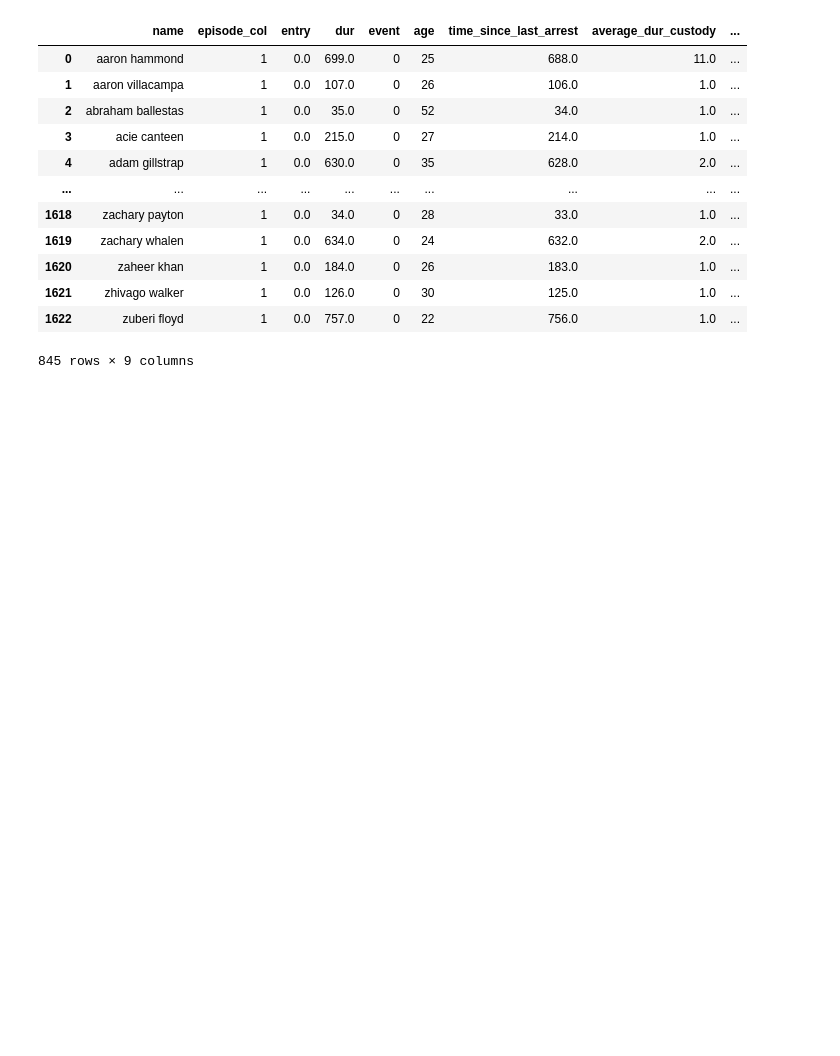
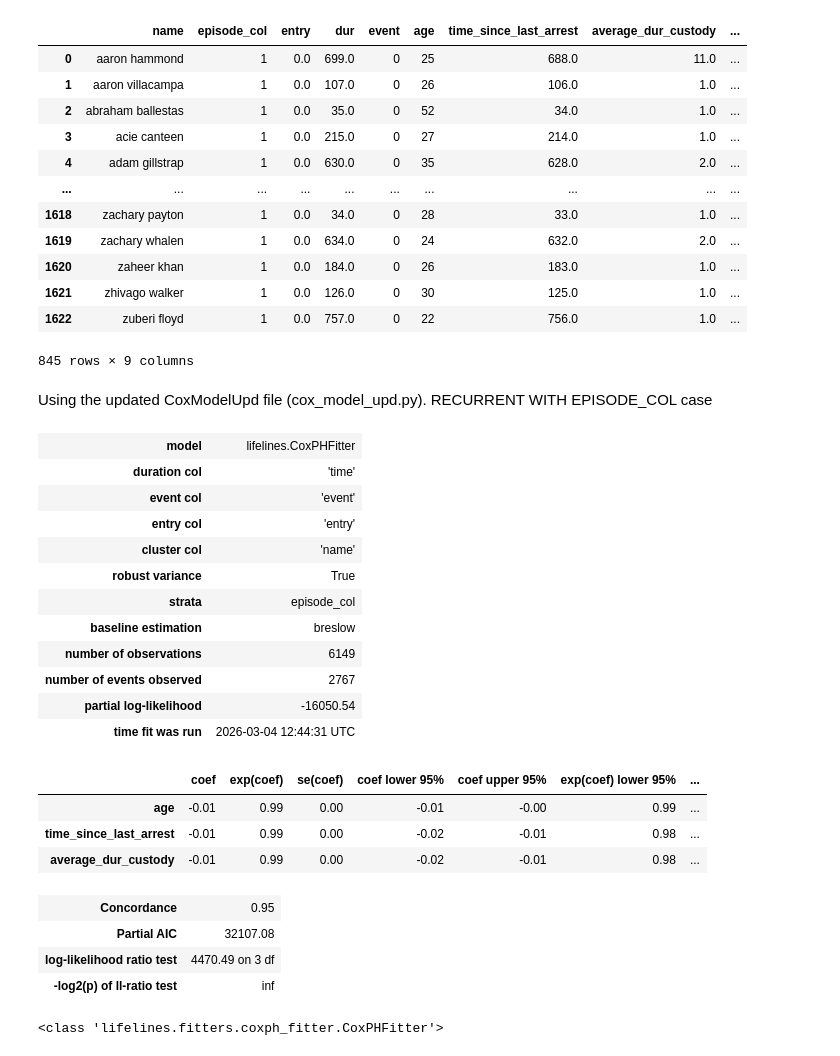
Before and after one commit to DKoleda6/recurrent_event, a Jupyter notebook: exp_jupyter.ipynb, the cells around one changed output. Saved outputs shown, nothing was run; the diff lists cells and outputs as text; code cells hidden in the pictures; blank space fills up the shorter version.

Commit message:
calculate metrics for cox_model_upd models

```diff
--- a/exp_jupyter.ipynb
+++ b/exp_jupyter.ipynb
@@ -525,3 +411,44 @@ test_df.drop_duplicates(["name"], keep='first')
 | 1621 | zhivago walker | 1 | 0.0 | 126.0 | 0 | 30 | 125.0 | 1.0 | ... |
 | 1622 | zuberi floyd | 1 | 0.0 | 757.0 | 0 | 22 | 756.0 | 1.0 | ... |
 845 rows × 9 columns
+# %% [markdown]
+Using the updated CoxModelUpd file (cox_model_upd.py). RECURRENT WITH EPISODE_COL case
+# %%
+# RECURRENT WITH EPISODE_COL
+features1 = [c for c in train_df.columns
+            if c not in ["name", "entry", "time", "event", "dur"]]
+
+cols_for_model1 = ["name", "episode_col", "entry", "time", "event"] + \
+                 [c for c in features1 if c != "episode_col"]
+
+train_model_df1 = train_df[cols_for_model1].copy()
+
+model1 = CoxModelUpd(
+    features=[c for c in features1 if c != "episode_col"],
+    mode="recurrent",
+    use_episode=True
+)
+
+model1.fit(train_model_df1)
+# %% [output]
+| model | lifelines.CoxPHFitter |
+| duration col | 'time' |
+| event col | 'event' |
+| entry col | 'entry' |
+| cluster col | 'name' |
+| robust variance | True |
+| strata | episode_col |
+| baseline estimation | breslow |
+| number of observations | 6149 |
+| number of events observed | 2767 |
+| partial log-likelihood | -16050.54 |
+| time fit was run | 2026-03-04 12:44:31 UTC |
+|  | coef | exp(coef) | se(coef) | coef lower 95% | coef upper 95% | exp(coef) lower 95% | ... |
+| age | -0.01 | 0.99 | 0.00 | -0.01 | -0.00 | 0.99 | ... |
+| time_since_last_arrest | -0.01 | 0.99 | 0.00 | -0.02 | -0.01 | 0.98 | ... |
+| average_dur_custody | -0.01 | 0.99 | 0.00 | -0.02 | -0.01 | 0.98 | ... |
+| Concordance | 0.95 |
+| Partial AIC | 32107.08 |
+| log-likelihood ratio test | 4470.49 on 3 df |
+| -log2(p) of ll-ratio test | inf |
+<class 'lifelines.fitters.coxph_fitter.CoxPHFitter'>
```
Also changed, not shown: parts of 15 cells of this notebook, 3 other files.
